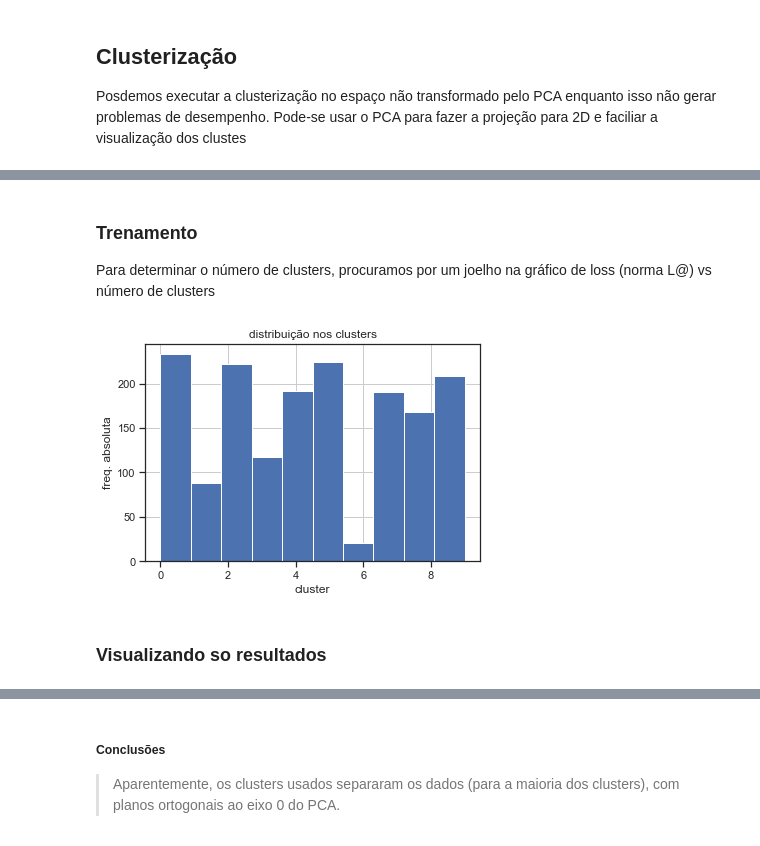
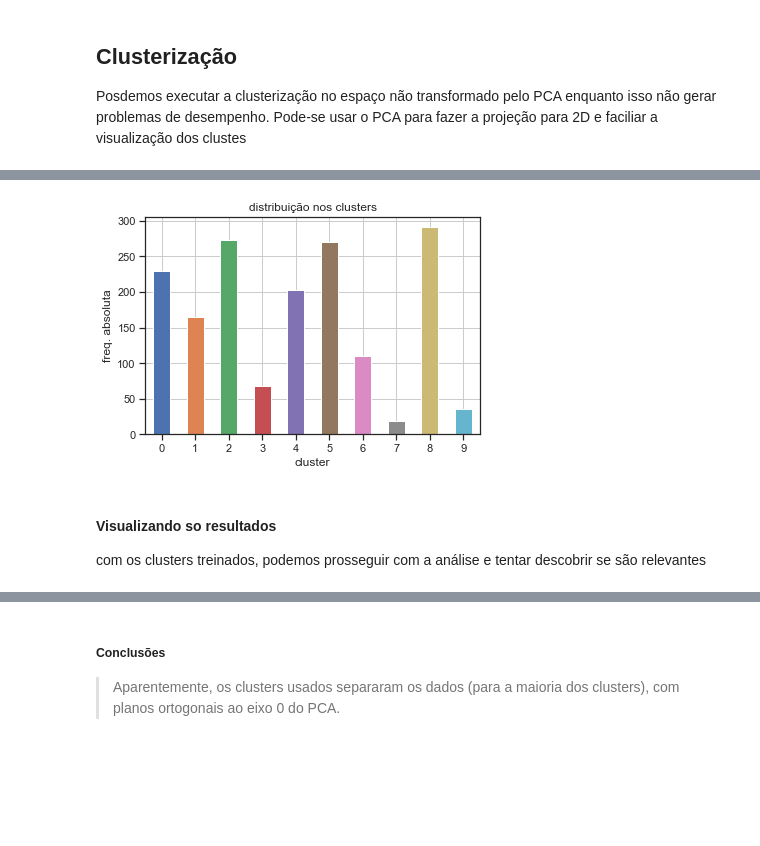
Before and after one commit to aiboxlab-ufrpe-edu-br/MovieLens-1, a Jupyter notebook: Modeling/clusterizatio.ipynb, the cells around one changed output, grey strips where cells are left out. Drawn from its saved outputs; the diff is of its cells as text; code cells hidden in the pictures; blank space fills up the shorter version.

```diff
--- a/Modeling/clusterizatio.ipynb
+++ b/Modeling/clusterizatio.ipynb
@@ -303,6 +325,8 @@ n_clusters_range = np.rint(np.logspace(th_min,th_max,num=30))
 # %%
 scores = []
 time_elapsed = []
+# %%
+df_for_clustering = df_pca
 # %%
 %%time
 for n in n_clusters_range:
@@ -371,10 +403,10 @@ Por inspeção n=16, parece uma boa definição para o joelho
 # %%
-n_ = 16
-kmeans = KMeans(n_clusters=n_).fit(df_pivoted)
+n_ = 10
+kmeans = KMeans(n_clusters=n_).fit(df_for_clustering)
 # %%
 clust_labels = kmeans.labels_
 # %%
-df = df_pca
+df = df_for_clustering.copy()
 df['cluster'] = clust_labels
 # %%
 filmsInClusterCount = pd.Series(data=df.groupby(['cluster']).count()[0])
@@ -383,4 +412,0 @@ Os clusters 1, 5, 8 e 15 são pequenos. testei algumas vezes na mão e chegeui a
-# %% [markdown]
-### Trenamento
-
-Para determinar o número de clusters, procuramos por um joelho na gráfico de loss (norma L@) vs número de clusters
@@ -395,16 +413,17 @@ df['cluster'] = clust_labels
-# %%
-filmsInClusterCount = pd.Series(data=df.groupby(['cluster']).count()[0])
 # %%
 plt.figure(),
-ax = df.cluster.hist(bins=10)
+filmsInClusterCount.plot.bar(x='index', y='cluster', rot=0)
 plt.xlabel("cluster")
+plt.grid(True)
 plt.ylabel("freq. absoluta")
 plt.title('distribuição nos clusters')
 plt.show()
 # %% [output]
-[figure, old version]
+[figure, new version]
-# %% [markdown]
-### Visualizando so resultados
+# %% [markdown]
+#### Visualizando so resultados
+
+com os clusters treinados, podemos prosseguir com a análise e tentar descobrir se são relevantes
 # %%
 plt.figure(),
 g = sns.pairplot( df, hue="cluster", x_vars=df_pca.columns, y_vars=df_pca.columns)
```
Also changed, not shown: parts of 57 cells of this notebook.
